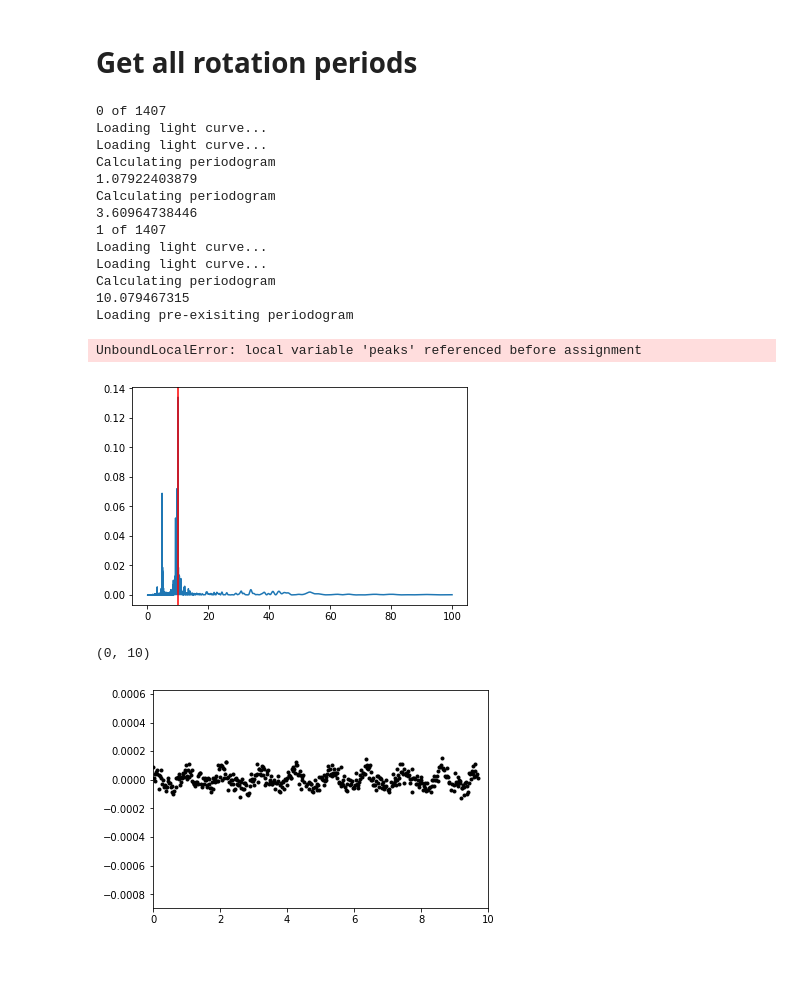
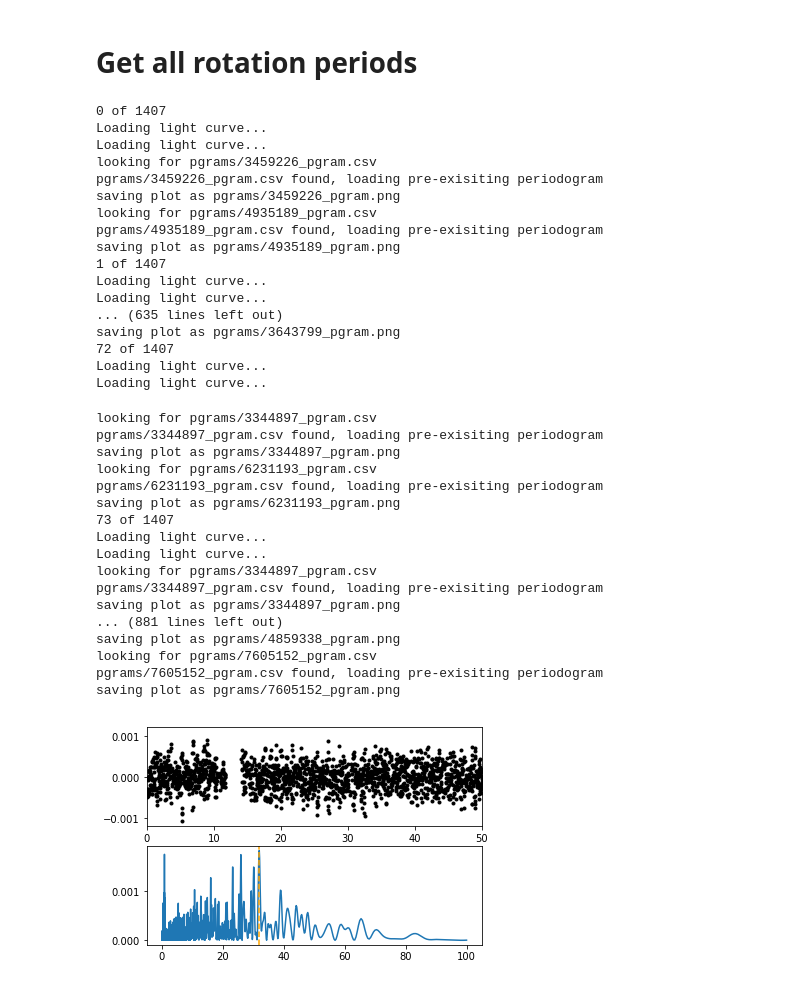
Before and after one commit to RuthAngus/teacups, a Jupyter notebook: teacups/Wide-binaries.ipynb, the cells around one changed output. Cells and saved outputs as stored; diff of their text form; code cells hidden in the pictures; blank space fills up the shorter version.

```diff
--- a/teacups/Wide-binaries.ipynb
+++ b/teacups/Wide-binaries.ipynb
@@ -170,44 +170,58 @@ ages =  (0.99116347999999999, 1.23689973) Gyr
 # %%
 import rotation as rot
 p1s, p2s = [], []
-for i, kepid1 in enumerate(star1.kepid.values[:10]):
+n = 172
+for i, kepid1 in enumerate(star1.kepid.values[:n]):
     print(i, "of", len(star1.kepid.values))
 
     # Set up the rotation objects
     s1 = rot.prot(star1.kepid.values[i])
     s2 = rot.prot(star2.kepid.values[i])
 
     # Calculate the filtered periodograms.
     s1.pgram_ps(plot=True)
     s2.pgram_ps(plot=True)
 
     # Get the periods
     p1 = s1.pgram_period
     p2 = s2.pgram_period
 
     # Save the periods.
     p1s.append(p1)
     p2s.append(p2)
 # %% [output]
 0 of 1407
 Loading light curve...
 Loading light curve...
-Calculating periodogram
-1.07922403879
-Calculating periodogram
-3.60964738446
+looking for pgrams/3459226_pgram.csv
+pgrams/3459226_pgram.csv found, loading pre-exisiting periodogram
+saving plot as pgrams/3459226_pgram.png
+looking for pgrams/4935189_pgram.csv
+pgrams/4935189_pgram.csv found, loading pre-exisiting periodogram
+saving plot as pgrams/4935189_pgram.png
 1 of 1407
 Loading light curve...
 Loading light curve...
-Calculating periodogram
-10.079467315
-Loading pre-exisiting periodogram
+... (635 lines left out)
+saving plot as pgrams/3643799_pgram.png
+72 of 1407
+Loading light curve...
+Loading light curve...
-UnboundLocalError: local variable 'peaks' referenced before assignment
+looking for pgrams/3344897_pgram.csv
+pgrams/3344897_pgram.csv found, loading pre-exisiting periodogram
+saving plot as pgrams/3344897_pgram.png
+looking for pgrams/6231193_pgram.csv
+pgrams/6231193_pgram.csv found, loading pre-exisiting periodogram
+saving plot as pgrams/6231193_pgram.png
+73 of 1407
+Loading light curve...
+Loading light curve...
+looking for pgrams/3344897_pgram.csv
+pgrams/3344897_pgram.csv found, loading pre-exisiting periodogram
+saving plot as pgrams/3344897_pgram.png
+... (881 lines left out)
+saving plot as pgrams/4859338_pgram.png
+looking for pgrams/7605152_pgram.csv
+pgrams/7605152_pgram.csv found, loading pre-exisiting periodogram
+saving plot as pgrams/7605152_pgram.png
-[figure, old version]
+[figure, new version]
-# %%
-from astropy.stats import LombScargle
-pl.plot(s1.x-s1.x[0], s1.y, "k.")
-pl.xlim(0, 10)
-# %% [output]
-(0, 10)
-[figure, removed]
```
Also changed, not shown: parts of 11 cells of this notebook.
